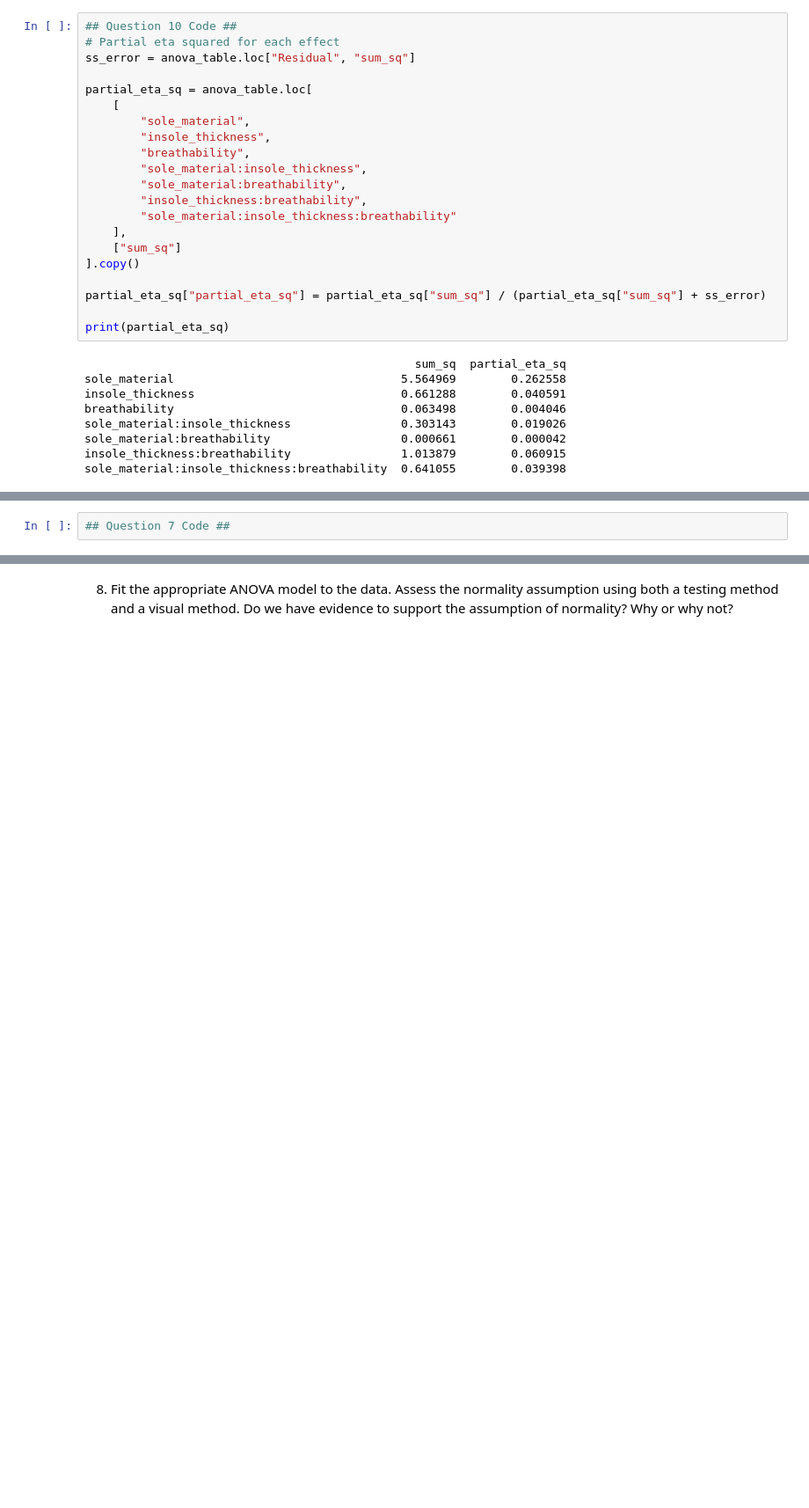
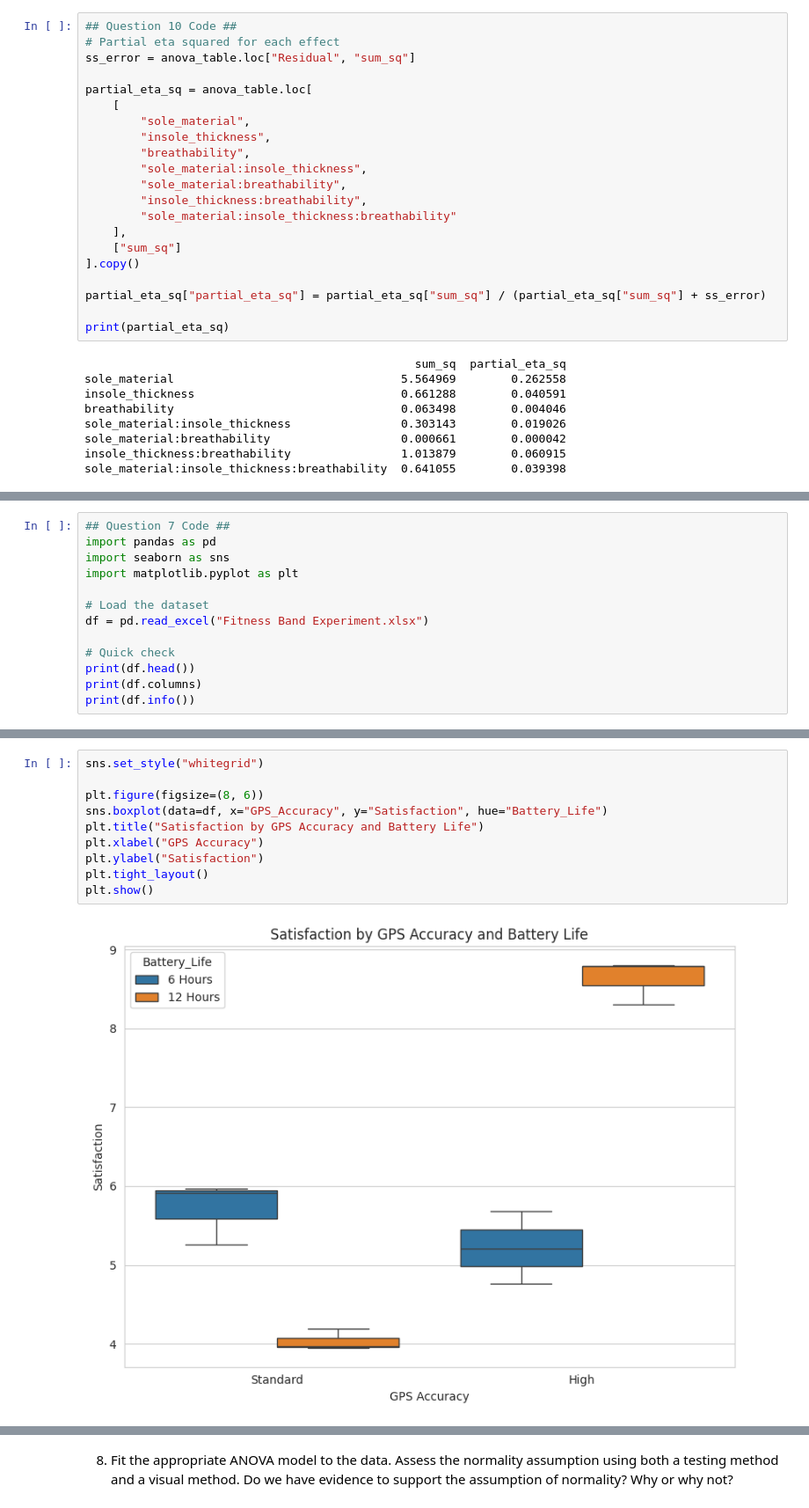
Before and after one commit to Reshma-444/STAT-7220-Applied-Experimental-Design, a Jupyter notebook: Assignments/HW3/STAT-7220-HW3.ipynb, the cells around one changed output, grey strips where cells are left out. Shown at 88% size. Drawn from its saved outputs; the diff is of its cells as text; blank space fills up the shorter version.

```diff
--- a/Assignments/HW3/STAT-7220-HW3.ipynb
+++ b/Assignments/HW3/STAT-7220-HW3.ipynb
@@ -837,3 +839,14 @@ Overall, this design reduces the number of runs but introduces confounding, whic
 7.  Perform appropriate exploratory analysis, including data visualizations. Do the results of these analyses support the null or alternative hypotheses more strongly?
 # %%
 ## Question 7 Code ##
+import pandas as pd
+import seaborn as sns
+import matplotlib.pyplot as plt
+
+# Load the dataset
+df = pd.read_excel("Fitness Band Experiment.xlsx")
+
+# Quick check
+print(df.head())
+print(df.columns)
+print(df.info())
@@ -839,0 +930,12 @@ Overall, this design reduces the number of runs but introduces confounding, whic
+# %%
+sns.set_style("whitegrid")
+
+plt.figure(figsize=(8, 6))
+sns.boxplot(data=df, x="GPS_Accuracy", y="Satisfaction", hue="Battery_Life")
+plt.title("Satisfaction by GPS Accuracy and Battery Life")
+plt.xlabel("GPS Accuracy")
+plt.ylabel("Satisfaction")
+plt.tight_layout()
+plt.show()
+# %% [output]
+[figure, added]
```
Also changed, not shown: parts of 30 cells of this notebook.
